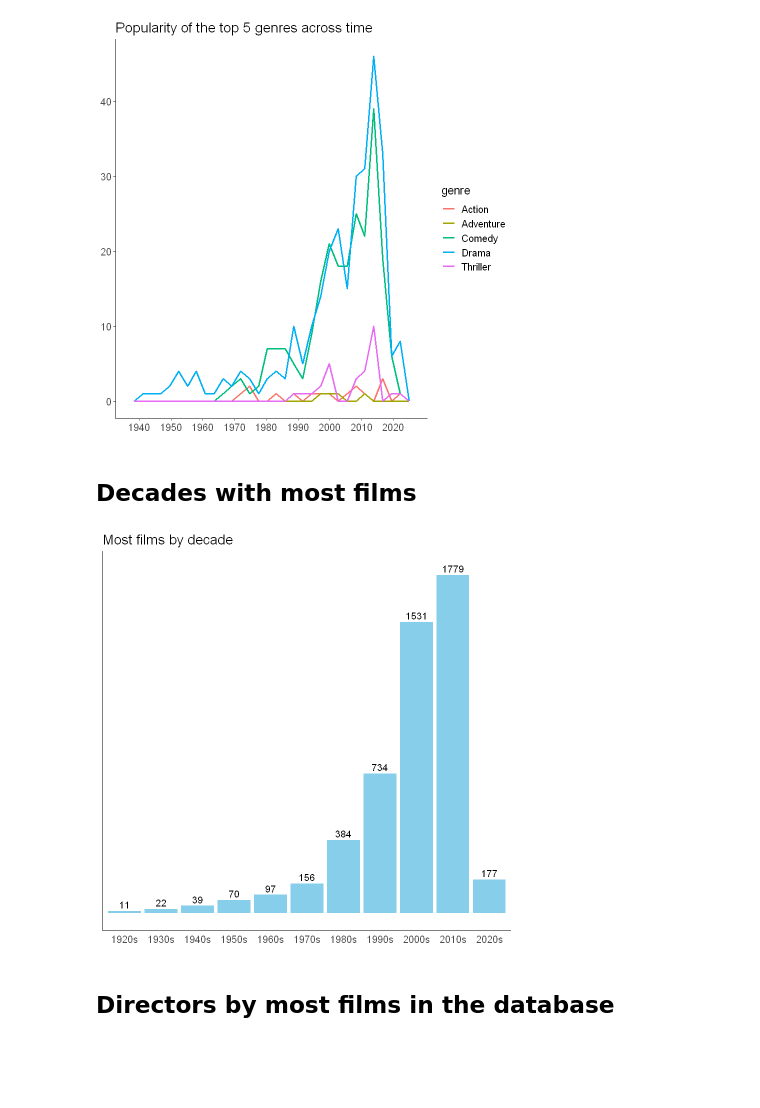
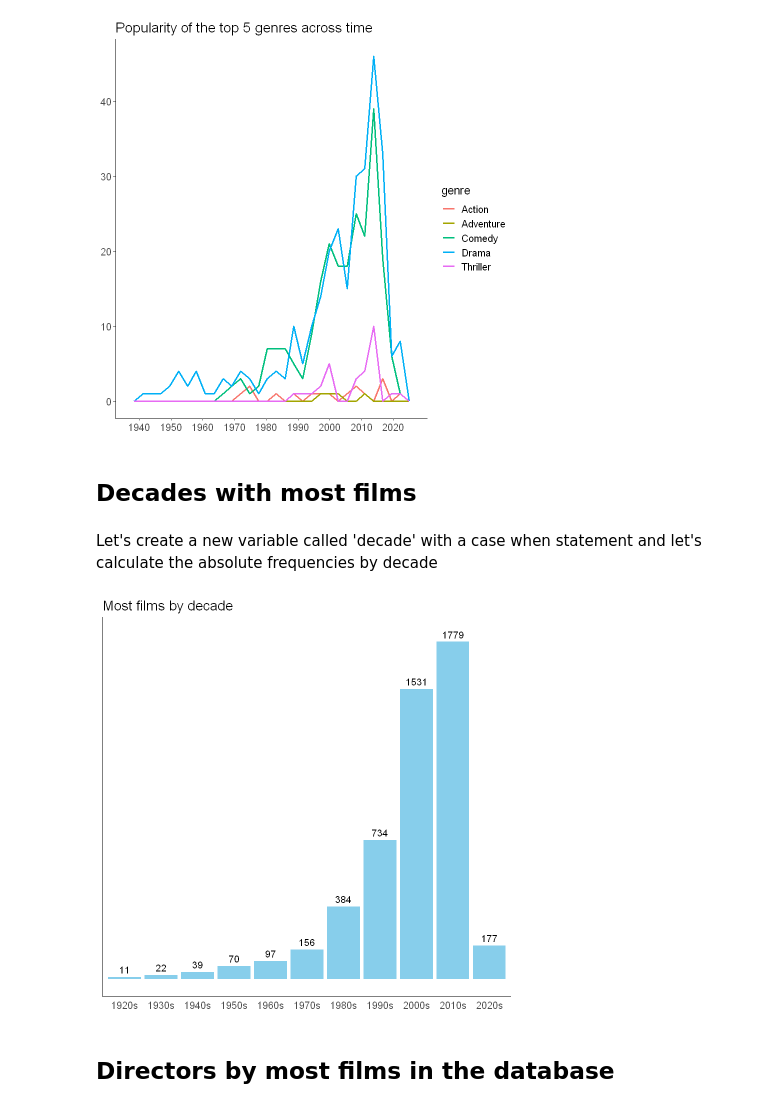
Before and after one commit to JacopoMalatesta/imdb_most_popular_films, a Jupyter notebook: scripts/04 - Querying and visualizing the results with SQL and R.ipynb, the cells around one changed output. Cells and saved outputs as stored; diff of their text form; code cells hidden in the pictures; blank space fills up the shorter version.

```diff
--- a/scripts/04 - Querying and visualizing the results with SQL and R.ipynb
+++ b/scripts/04 - Querying and visualizing the results with SQL and R.ipynb
@@ -92,42 +92,44 @@ theme(title = element_text(size = 14),
 # %% [output]
 `stat_bin()` using `bins = 30`. Pick better value with `binwidth`.
 [figure]
-# %% [markdown]
-## Decades with most films
-# %%
-query <- "SELECT CASE WHEN EXTRACT(YEAR FROM release_date :: DATE) >= 2020 THEN '2020s'
-                      WHEN EXTRACT(YEAR FROM release_date :: DATE) >= 2010 AND EXTRACT(YEAR FROM release_date :: DATE) < 2020 THEN '2010s'
-                      WHEN EXTRACT(YEAR FROM release_date :: DATE) >= 2000 AND EXTRACT(YEAR FROM release_date :: DATE) < 2010 THEN '2000s'
-                      WHEN EXTRACT(YEAR FROM release_date :: DATE) >= 1990 AND EXTRACT(YEAR FROM release_date :: DATE) < 2000 THEN '1990s'
-                      WHEN EXTRACT(YEAR FROM release_date :: DATE) >= 1980 AND EXTRACT(YEAR FROM release_date :: DATE) < 1990 THEN '1980s'
-                      WHEN EXTRACT(YEAR FROM release_date :: DATE) >= 1970 AND EXTRACT(YEAR FROM release_date :: DATE) < 1980 THEN '1970s'
-                      WHEN EXTRACT(YEAR FROM release_date :: DATE) >= 1960 AND EXTRACT(YEAR FROM release_date :: DATE) < 1970 THEN '1960s'
-                      WHEN EXTRACT(YEAR FROM release_date :: DATE) >= 1950 AND EXTRACT(YEAR FROM release_date :: DATE) < 1960 THEN '1950s'
-                      WHEN EXTRACT(YEAR FROM release_date :: DATE) >= 1940 AND EXTRACT(YEAR FROM release_date :: DATE) < 1950 THEN '1940s'
-                      WHEN EXTRACT(YEAR FROM release_date :: DATE) >= 1930 AND EXTRACT(YEAR FROM release_date :: DATE) < 1940 THEN '1930s'
-                      WHEN EXTRACT(YEAR FROM release_date :: DATE) >= 1920 AND EXTRACT(YEAR FROM release_date :: DATE) < 1930 THEN '1920s'
-                      ELSE '1910s or earlier' END AS Decade,
-                COUNT(*)
-          FROM films
-          GROUP BY 1
-          ORDER BY 2 DESC
-"
-
-dbGetQuery(conn = con, statement = query)  %>%
-ggplot(aes(x = decade, y = as.numeric(count))) +
-geom_col(fill = "sky blue") +
-geom_text(aes(label = as.numeric(count)), nudge_y = 35, size = 4) +
-theme_classic() +
-ggtitle("Most films by decade") +
-theme(title = element_text(size = 14),
-      axis.text.x = element_text(size = 12),
-      axis.title.x = element_blank(),
-      axis.title.y = element_blank(),
-      axis.ticks.x = element_blank(),
-      axis.ticks.y = element_blank(),
-      axis.text.y = element_blank())
-# %% [output]
-[figure, removed]
+# %% [markdown]
+## Decades with most films
+# %% [markdown]
+Let's create a new variable called 'decade' with a case when statement and let's calculate the absolute frequencies by decade
+# %%
+query <- "SELECT CASE WHEN EXTRACT(YEAR FROM release_date :: DATE) >= 2020 THEN '2020s'
+                      WHEN EXTRACT(YEAR FROM release_date :: DATE) >= 2010 AND EXTRACT(YEAR FROM release_date :: DATE) < 2020 THEN '2010s'
+                      WHEN EXTRACT(YEAR FROM release_date :: DATE) >= 2000 AND EXTRACT(YEAR FROM release_date :: DATE) < 2010 THEN '2000s'
+                      WHEN EXTRACT(YEAR FROM release_date :: DATE) >= 1990 AND EXTRACT(YEAR FROM release_date :: DATE) < 2000 THEN '1990s'
+                      WHEN EXTRACT(YEAR FROM release_date :: DATE) >= 1980 AND EXTRACT(YEAR FROM release_date :: DATE) < 1990 THEN '1980s'
+                      WHEN EXTRACT(YEAR FROM release_date :: DATE) >= 1970 AND EXTRACT(YEAR FROM release_date :: DATE) < 1980 THEN '1970s'
+                      WHEN EXTRACT(YEAR FROM release_date :: DATE) >= 1960 AND EXTRACT(YEAR FROM release_date :: DATE) < 1970 THEN '1960s'
+                      WHEN EXTRACT(YEAR FROM release_date :: DATE) >= 1950 AND EXTRACT(YEAR FROM release_date :: DATE) < 1960 THEN '1950s'
+                      WHEN EXTRACT(YEAR FROM release_date :: DATE) >= 1940 AND EXTRACT(YEAR FROM release_date :: DATE) < 1950 THEN '1940s'
+                      WHEN EXTRACT(YEAR FROM release_date :: DATE) >= 1930 AND EXTRACT(YEAR FROM release_date :: DATE) < 1940 THEN '1930s'
+                      WHEN EXTRACT(YEAR FROM release_date :: DATE) >= 1920 AND EXTRACT(YEAR FROM release_date :: DATE) < 1930 THEN '1920s'
+                      ELSE '1910s or earlier' END AS Decade,
+                COUNT(*)
+          FROM films
+          GROUP BY 1
+          ORDER BY 2 DESC
+"
+
+dbGetQuery(conn = con, statement = query)  %>%
+ggplot(aes(x = decade, y = as.numeric(count))) +
+geom_col(fill = "sky blue") +
+geom_text(aes(label = as.numeric(count)), nudge_y = 40, size = 4) +
+theme_classic() +
+ggtitle("Most films by decade") +
+theme(title = element_text(size = 14),
+      axis.text.x = element_text(size = 12),
+      axis.title.x = element_blank(),
+      axis.title.y = element_blank(),
+      axis.ticks.x = element_blank(),
+      axis.ticks.y = element_blank(),
+      axis.text.y = element_blank())
+# %% [output]
+[figure, added]
 # %% [markdown]
 ## Directors by most films in the database
 # %% [markdown]
```
Also changed, not shown: parts of 10 cells of this notebook, 1 other file.
